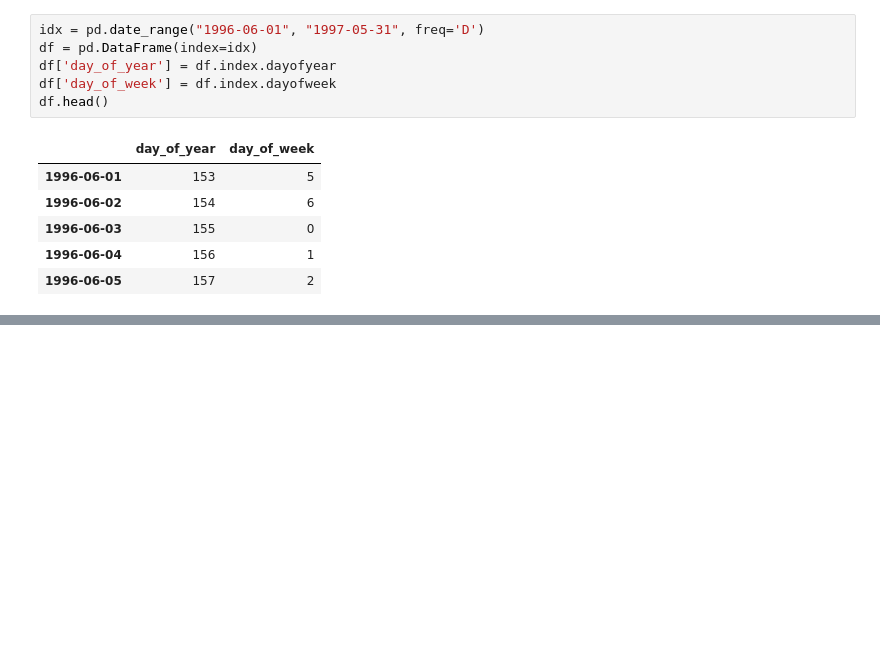
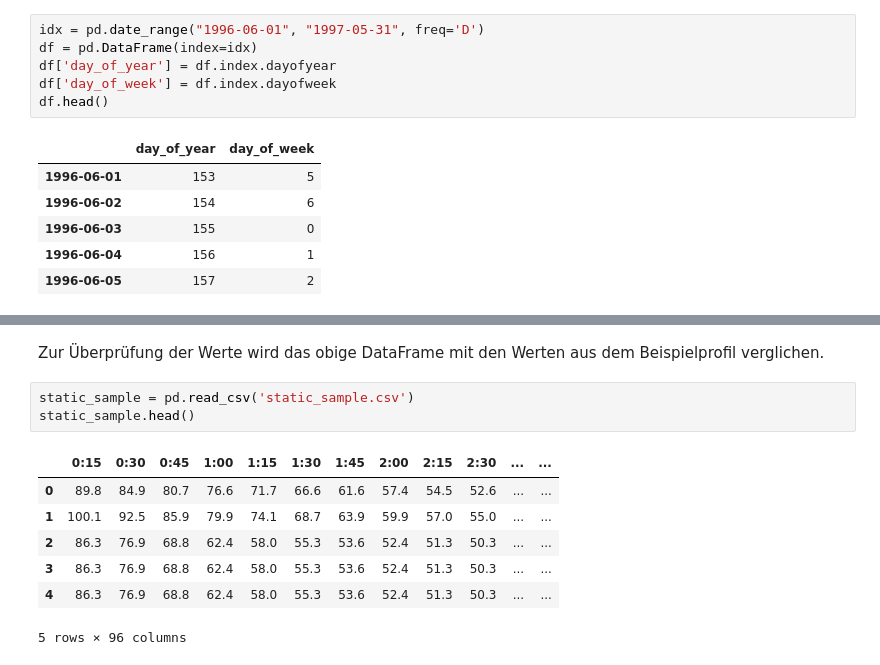
Before and after one commit to rijun/electric-load-viewer, a Jupyter notebook: notebooks/slp.ipynb, the cells around one changed output, grey strips where cells are left out. Saved outputs shown, nothing was run; the diff lists cells and outputs as text; blank space fills up the shorter version.

```diff
--- a/notebooks/slp.ipynb
+++ b/notebooks/slp.ipynb
@@ -166,0 +172,13 @@ Name: (winter, saturday), Length: 96, dtype: float64
+# %% [markdown]
+Zur Überprüfung der Werte wird das obige DataFrame mit den Werten aus dem Beispielprofil verglichen.
+# %%
+static_sample = pd.read_csv('static_sample.csv')
+static_sample.head()
+# %% [output]
+|  | 0:15 | 0:30 | 0:45 | 1:00 | 1:15 | 1:30 | 1:45 | 2:00 | 2:15 | 2:30 | ... | ... |
+| 0 | 89.8 | 84.9 | 80.7 | 76.6 | 71.7 | 66.6 | 61.6 | 57.4 | 54.5 | 52.6 | ... | ... |
+| 1 | 100.1 | 92.5 | 85.9 | 79.9 | 74.1 | 68.7 | 63.9 | 59.9 | 57.0 | 55.0 | ... | ... |
+| 2 | 86.3 | 76.9 | 68.8 | 62.4 | 58.0 | 55.3 | 53.6 | 52.4 | 51.3 | 50.3 | ... | ... |
+| 3 | 86.3 | 76.9 | 68.8 | 62.4 | 58.0 | 55.3 | 53.6 | 52.4 | 51.3 | 50.3 | ... | ... |
+| 4 | 86.3 | 76.9 | 68.8 | 62.4 | 58.0 | 55.3 | 53.6 | 52.4 | 51.3 | 50.3 | ... | ... |
+5 rows × 96 columns
```
Also changed, not shown: parts of 10 cells of this notebook, 2 other files.
